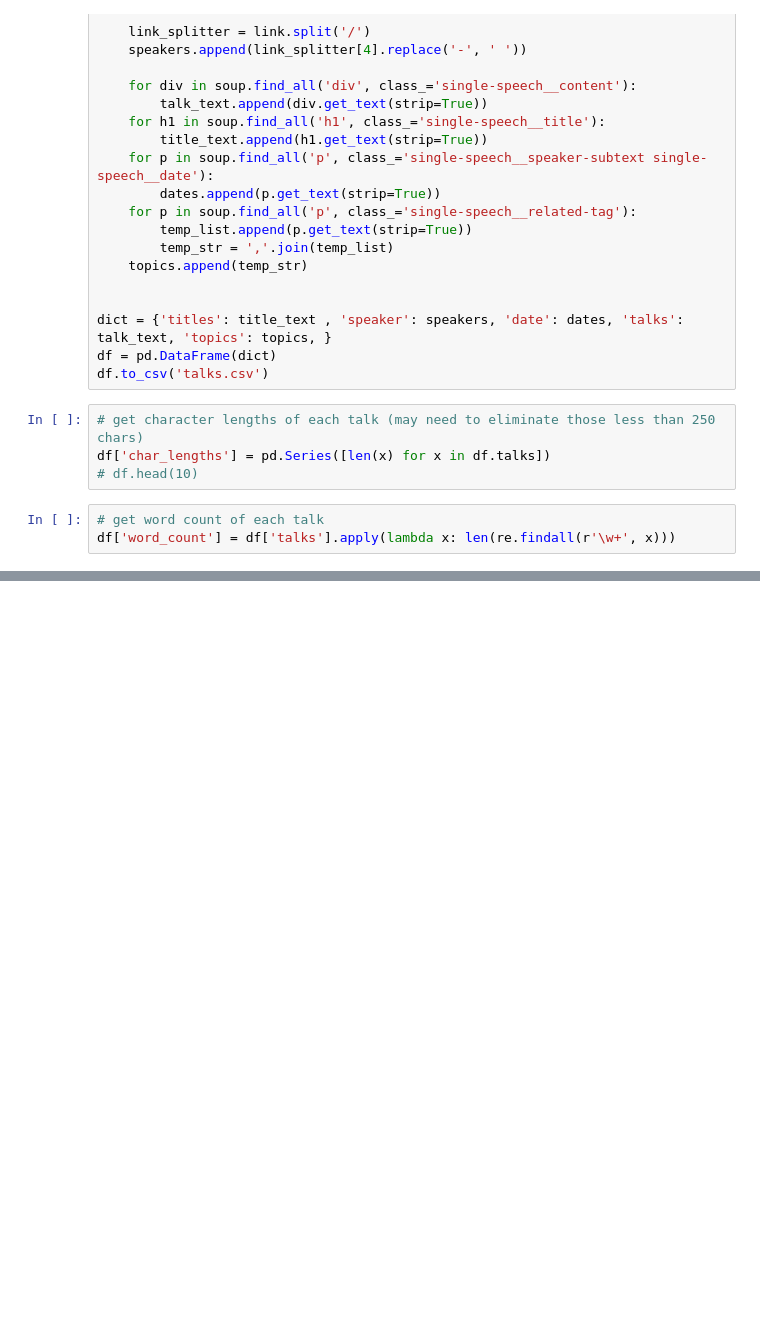
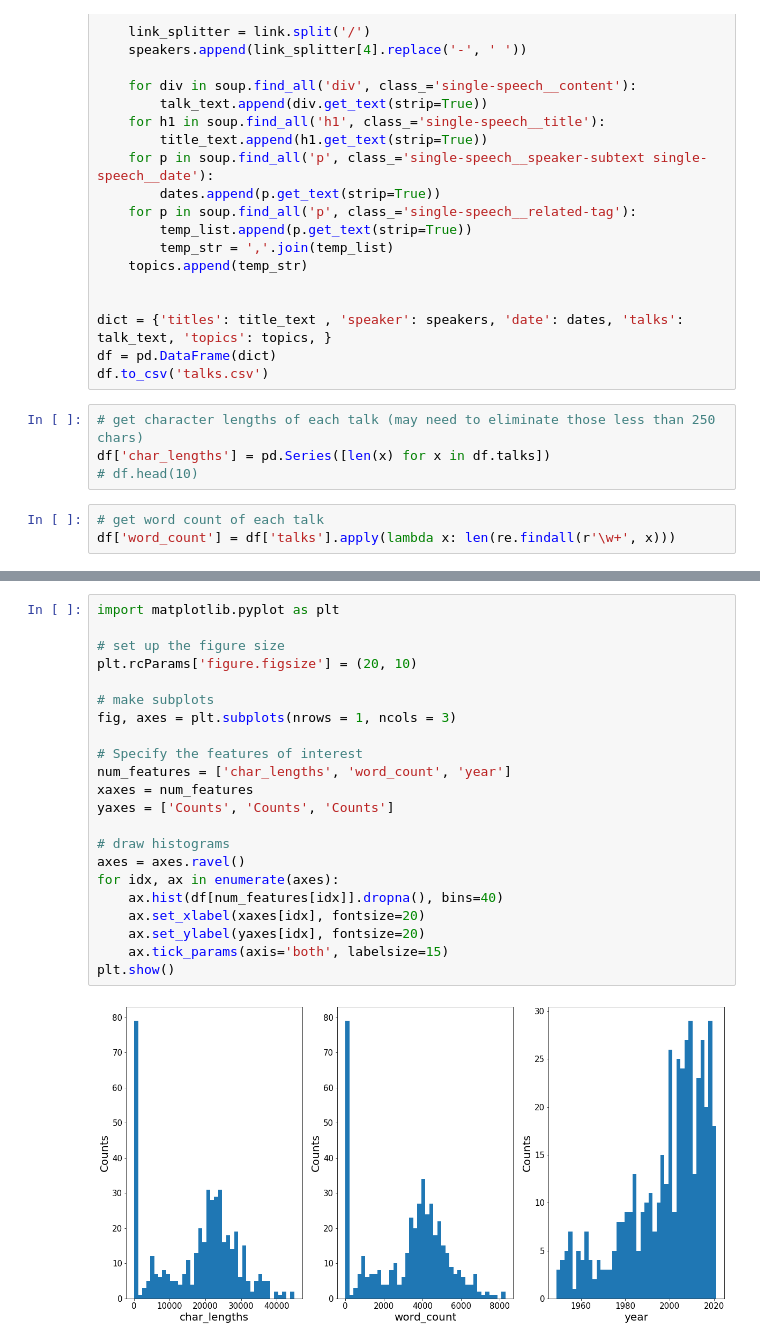
Before and after one commit to ramsey-king/DSC-550-Data-Mining, a Jupyter notebook: Term Project/King_Ramsey_Milestone1.ipynb, the cells around one changed output, grey strips where cells are left out. Saved outputs shown, nothing was run; the diff lists cells and outputs as text; blank space fills up the shorter version.

```diff
--- a/Term Project/King_Ramsey_Milestone1.ipynb
+++ b/Term Project/King_Ramsey_Milestone1.ipynb
@@ -110,0 +136,24 @@ df.head(10)
+# %%
+import matplotlib.pyplot as plt
+
+# set up the figure size
+plt.rcParams['figure.figsize'] = (20, 10)
+
+# make subplots
+fig, axes = plt.subplots(nrows = 1, ncols = 3)
+
+# Specify the features of interest
+num_features = ['char_lengths', 'word_count', 'year']
+xaxes = num_features
+yaxes = ['Counts', 'Counts', 'Counts']
+
+# draw histograms
+axes = axes.ravel()
+for idx, ax in enumerate(axes):
+    ax.hist(df[num_features[idx]].dropna(), bins=40)
+    ax.set_xlabel(xaxes[idx], fontsize=20)
+    ax.set_ylabel(yaxes[idx], fontsize=20)
+    ax.tick_params(axis='both', labelsize=15)
+plt.show()
+# %% [output]
+[figure, added]
```
Also changed, not shown: parts of 4 cells of this notebook.
